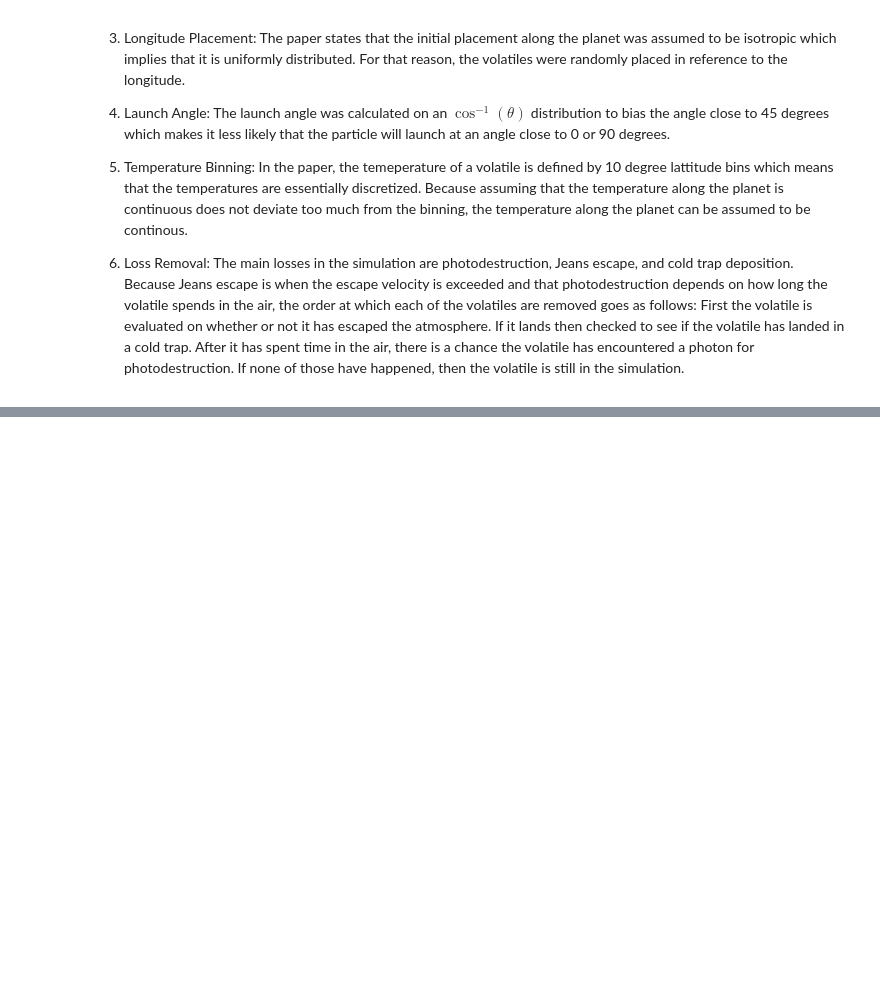
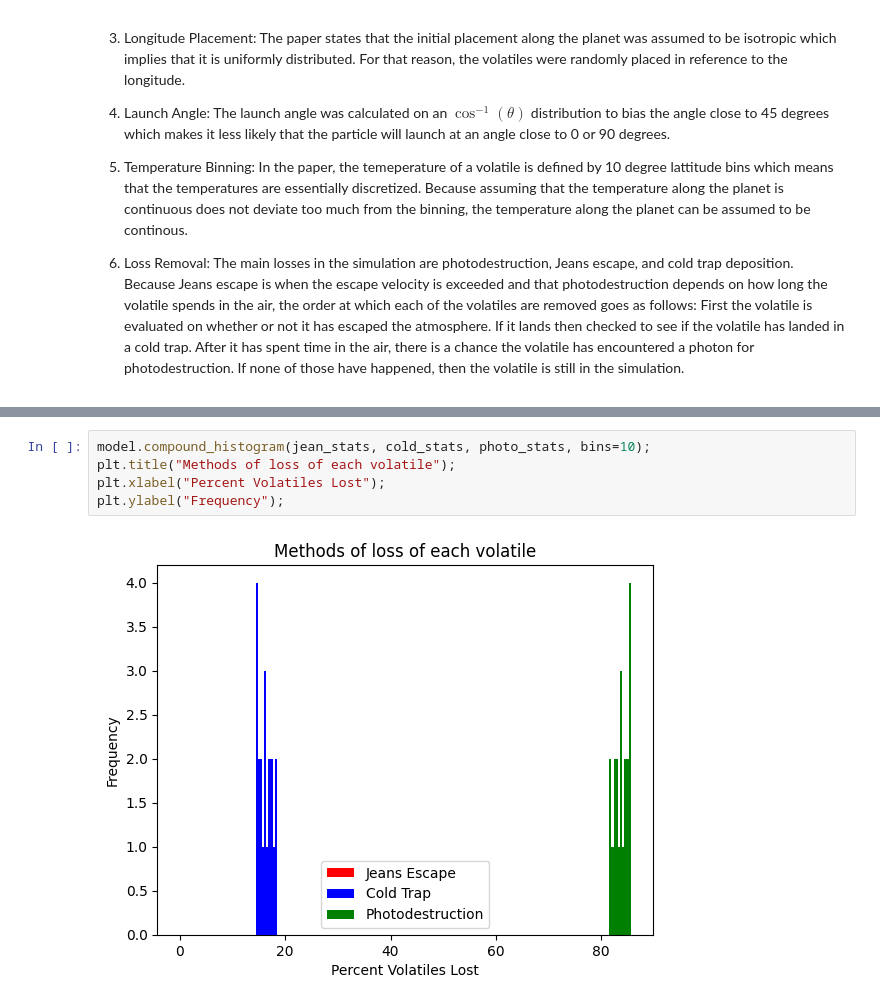
Before and after one commit to olincollege/scicomp-p2-migration, a Jupyter notebook: migration.ipynb, the cells around one changed output, grey strips where cells are left out. Drawn from its saved outputs; the diff is of its cells as text; blank space fills up the shorter version.

Commit message:
Added compound histogram

```diff
--- a/migration.ipynb
+++ b/migration.ipynb
@@ -86,0 +87,7 @@ plt.ylabel("Frequency");
+# %%
+model.compound_histogram(jean_stats, cold_stats, photo_stats, bins=10);
+plt.title("Methods of loss of each volatile");
+plt.xlabel("Percent Volatiles Lost");
+plt.ylabel("Frequency");
+# %% [output]
+[figure, added]
```
Also changed, not shown: parts of 5 cells of this notebook, 1 other file.
